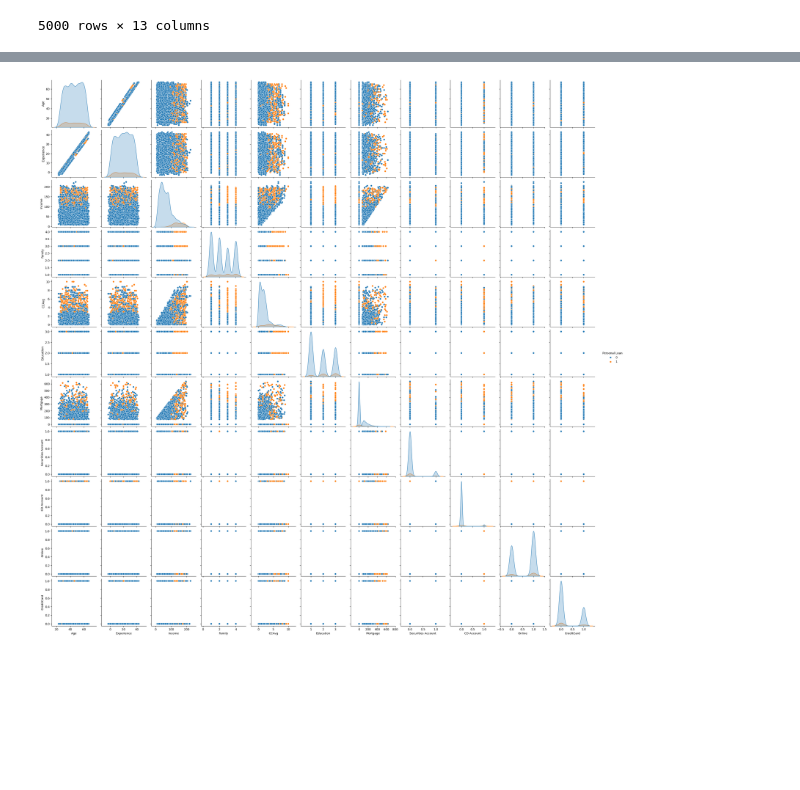
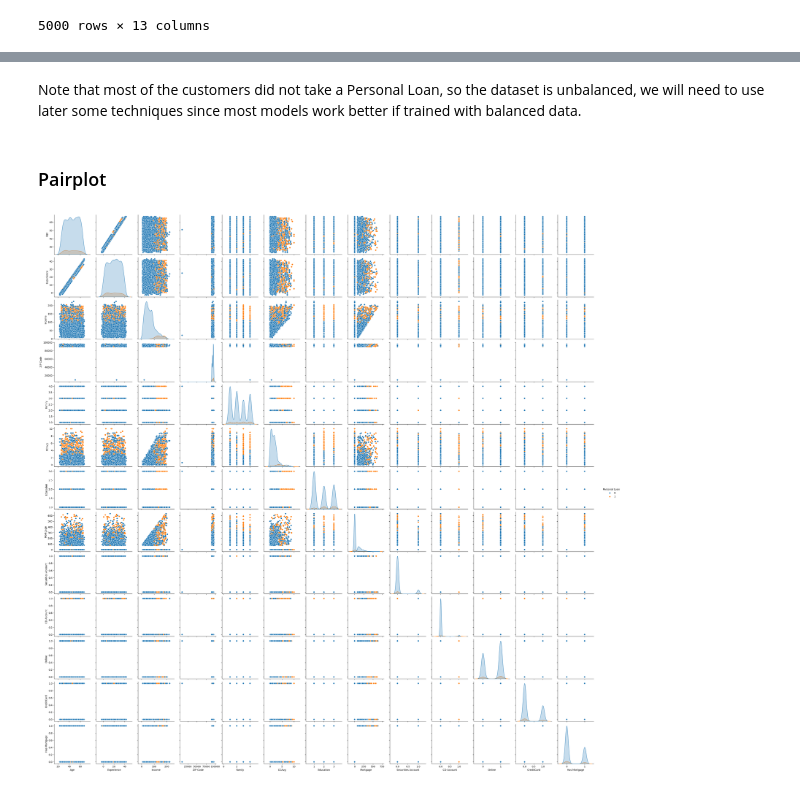
Before and after one commit to humbertoyusta/bank-loan-m4, a Jupyter notebook: BankLoanM4.ipynb, the cells around one changed output, grey strips where cells are left out. Drawn from its saved outputs; the diff is of its cells as text; code cells hidden in the pictures; blank space fills up the shorter version.

Commit message:
plots-and-preprocessing

```diff
--- a/BankLoanM4.ipynb
+++ b/BankLoanM4.ipynb
@@ -7,5 +36,5 @@ import sklearn
 # %%
-loan_df = pd.read_csv('Bank_Personal_Loan_Modelling.csv', low_memory=False, index_col='ID')
+loan_df = pd.read_csv('data/bank_loan.csv', low_memory=False, index_col='ID')
 loan_df
 # %% [output]
 |  | Age | Experience | Income | ZIP Code | Family | CCAvg | Education | Mortgage | Personal Loan | ... |
@@ -24,0 +135,2 @@ loan_df
+# %%
+loan_df['Has Mortgage'] = loan_df['Mortgage'] > 0
@@ -25,6 +184,10 @@ loan_df
+# %% [markdown]
+Note that most of the customers did not take a Personal Loan, so the dataset is unbalanced, we will need to use later some techniques since most models work better if trained with balanced data.
+# %% [markdown]
+### Pairplot
 # %%
-pairplot = sns.pairplot(loan_df.drop(columns=['ZIP Code']), hue='Personal Loan')
+pairplot = sns.pairplot(loan_df, hue='Personal Loan')
 
-pairplot.savefig('pairplot.png')
+pairplot.savefig('plots/pairplot.png')
 # %% [output]
-[figure, old version]
+[figure, new version]
```
Also changed, not shown: parts of 32 cells of this notebook, 17 other files.
